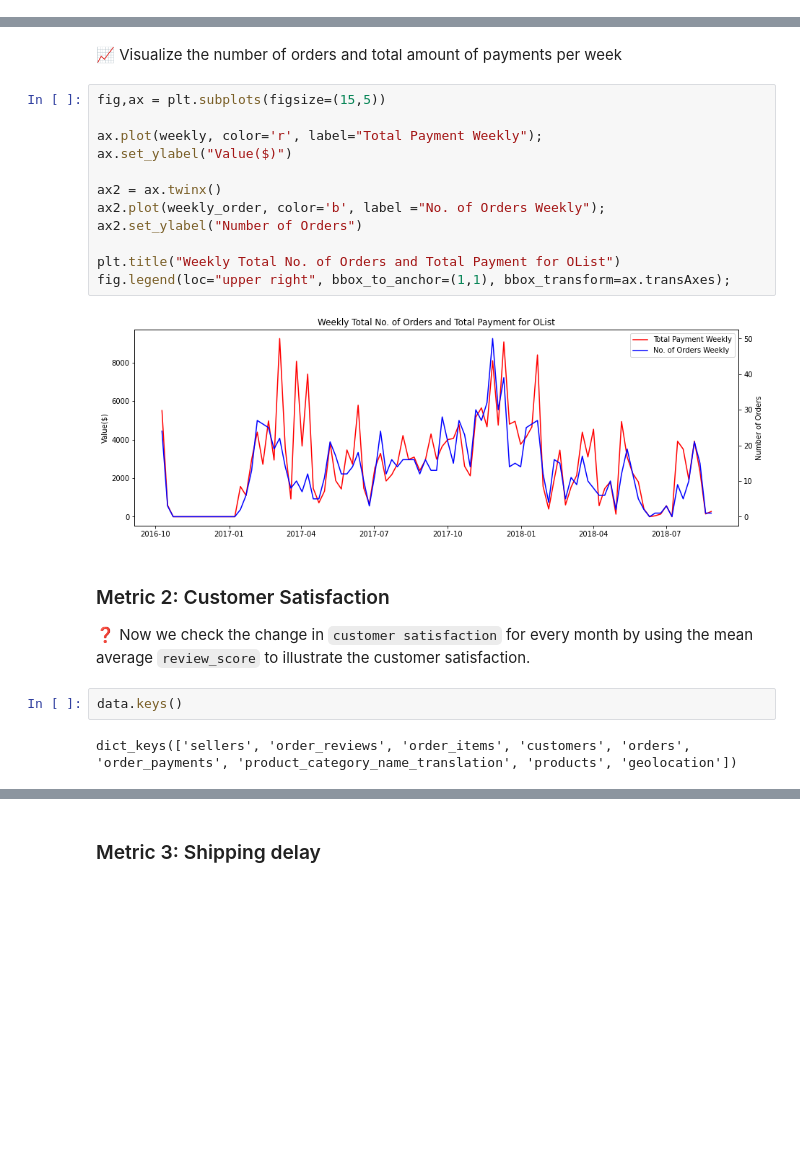
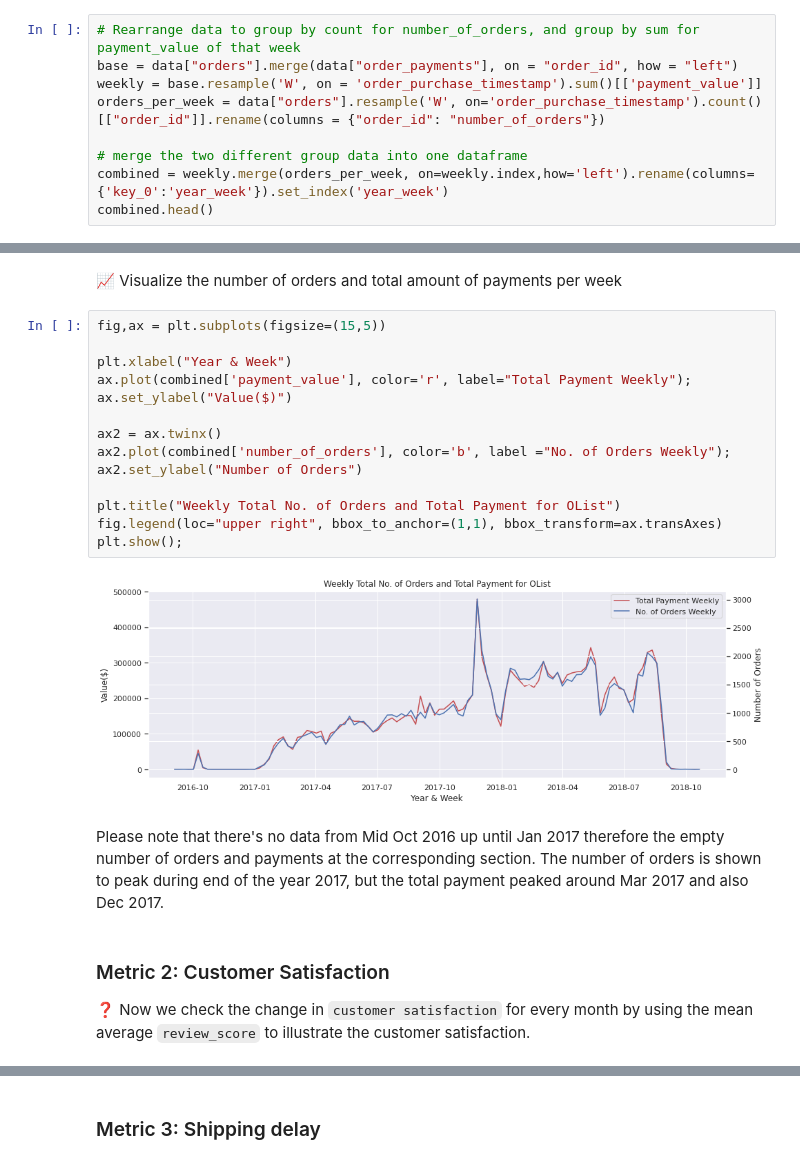
Before and after one commit to yongsin91/olist, a Jupyter notebook: 1_Setup/metric_design.ipynb, the cells around one changed output, grey strips where cells are left out. Saved outputs shown, nothing was run; the diff lists cells and outputs as text; blank space fills up the shorter version.

```diff
--- a/1_Setup/metric_design.ipynb
+++ b/1_Setup/metric_design.ipynb
@@ -311,0 +149,9 @@ Freq: W-SUN, Name: payment_value, Length: 99, dtype: float64
+# %%
+# Rearrange data to group by count for number_of_orders, and group by sum for payment_value of that week
+base = data["orders"].merge(data["order_payments"], on = "order_id", how = "left")
+weekly = base.resample('W', on = 'order_purchase_timestamp').sum()[['payment_value']]
+orders_per_week = data["orders"].resample('W', on='order_purchase_timestamp').count()[["order_id"]].rename(columns = {"order_id": "number_of_orders"})
+
+# merge the two different group data into one dataframe
+combined = weekly.merge(orders_per_week, on=weekly.index,how='left').rename(columns={'key_0':'year_week'}).set_index('year_week')
+combined.head()
@@ -314,21 +168,21 @@ Freq: W-SUN, Name: payment_value, Length: 99, dtype: float64
 # %%
 fig,ax = plt.subplots(figsize=(15,5))
 
-ax.plot(weekly, color='r', label="Total Payment Weekly");
+plt.xlabel("Year & Week")
+ax.plot(combined['payment_value'], color='r', label="Total Payment Weekly");
 ax.set_ylabel("Value($)")
 
 ax2 = ax.twinx()
-ax2.plot(weekly_order, color='b', label ="No. of Orders Weekly");
+ax2.plot(combined['number_of_orders'], color='b', label ="No. of Orders Weekly");
 ax2.set_ylabel("Number of Orders")
 
 plt.title("Weekly Total No. of Orders and Total Payment for OList")
-fig.legend(loc="upper right", bbox_to_anchor=(1,1), bbox_transform=ax.transAxes);
+fig.legend(loc="upper right", bbox_to_anchor=(1,1), bbox_transform=ax.transAxes)
+plt.show();
 # %% [output]
-[figure, old version]
+[figure, new version]
+# %% [markdown]
+Please note that there's no data from Mid Oct 2016 up until Jan 2017 therefore the empty number of orders and payments at the corresponding section. The number of orders is shown to peak during end of the year 2017, but the total payment peaked around Mar 2017 and also Dec 2017.
 # %% [markdown]
 ### Metric 2: Customer Satisfaction
 ❓ Now we check the change in `customer satisfaction` for every month by using the mean average `review_score` to illustrate the customer satisfaction.
-# %%
-data.keys()
-# %% [output]
-dict_keys(['sellers', 'order_reviews', 'order_items', 'customers', 'orders', 'order_payments', 'product_category_name_translation', 'products', 'geolocation'])
```
Also changed, not shown: parts of 45 cells of this notebook, 3 other files.
